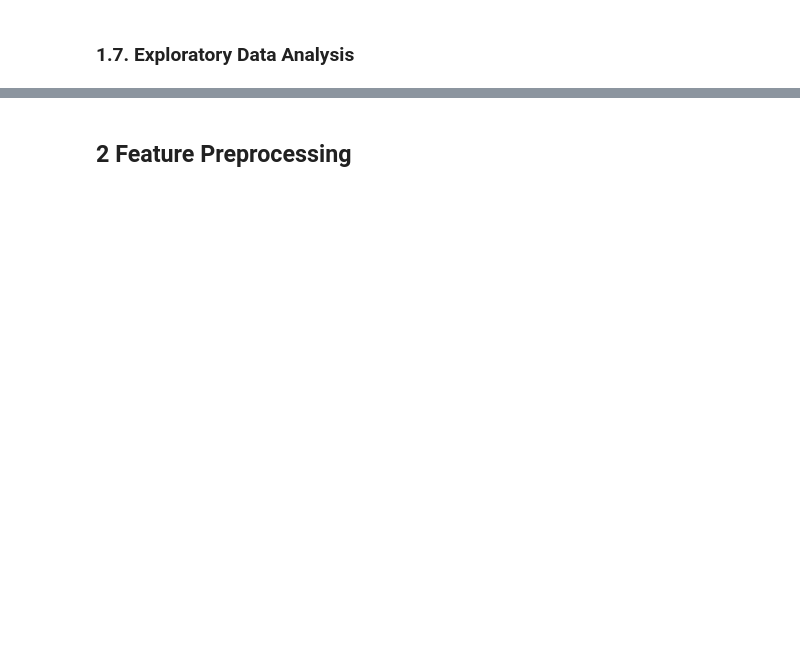
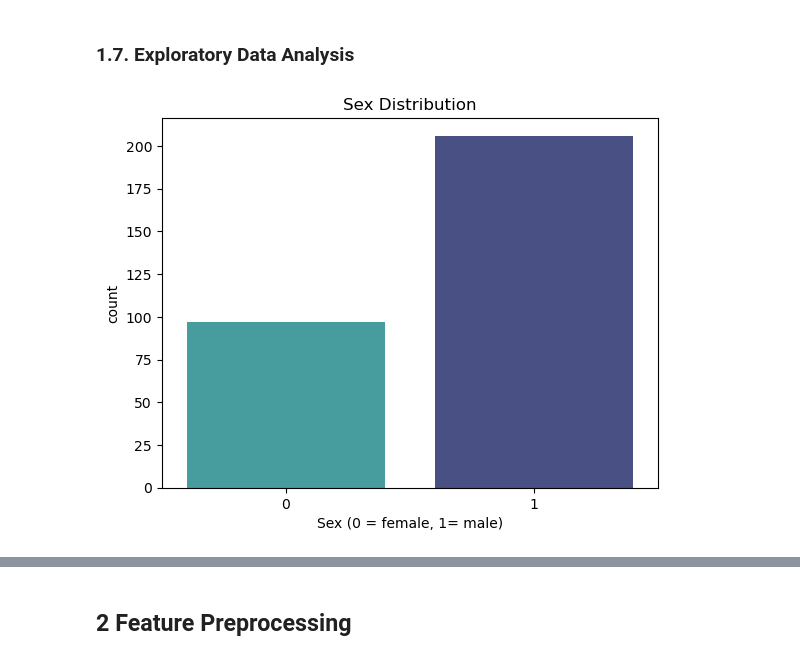
Before and after one commit to andreacorvaglia-unisr/corso-ai-medicina, a Jupyter notebook: heart_disease.ipynb, the cells around one changed output, grey strips where cells are left out. Cells and saved outputs as stored; diff of their text form; code cells hidden in the pictures; blank space fills up the shorter version.

```diff
--- a/heart_disease.ipynb
+++ b/heart_disease.ipynb
@@ -144,5 +197,8 @@ plt.show()
 # %%
 sns.countplot(x='Sex', data=df, palette="mako_r")
 plt.xlabel("Sex (0 = female, 1= male)")
+plt.title('Sex Distribution')
 plt.show()
+# %% [output]
+[figure, added]
 # %%
```
Also changed, not shown: parts of 41 cells of this notebook.
